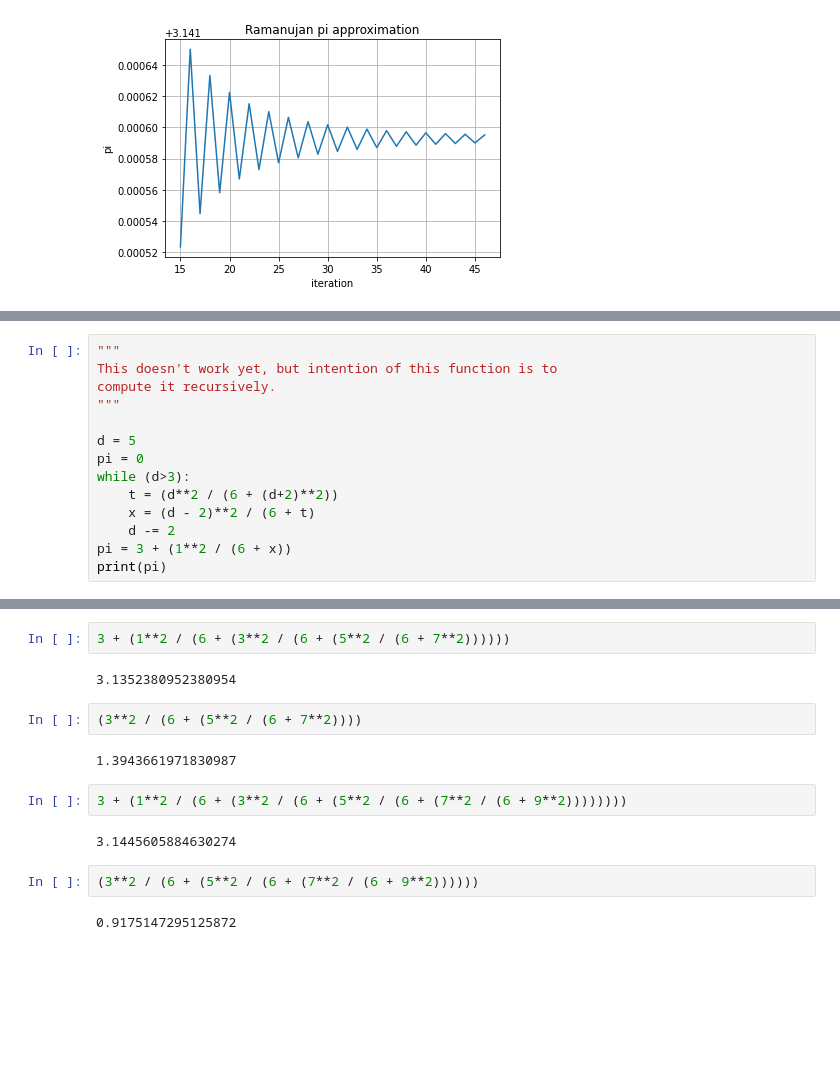
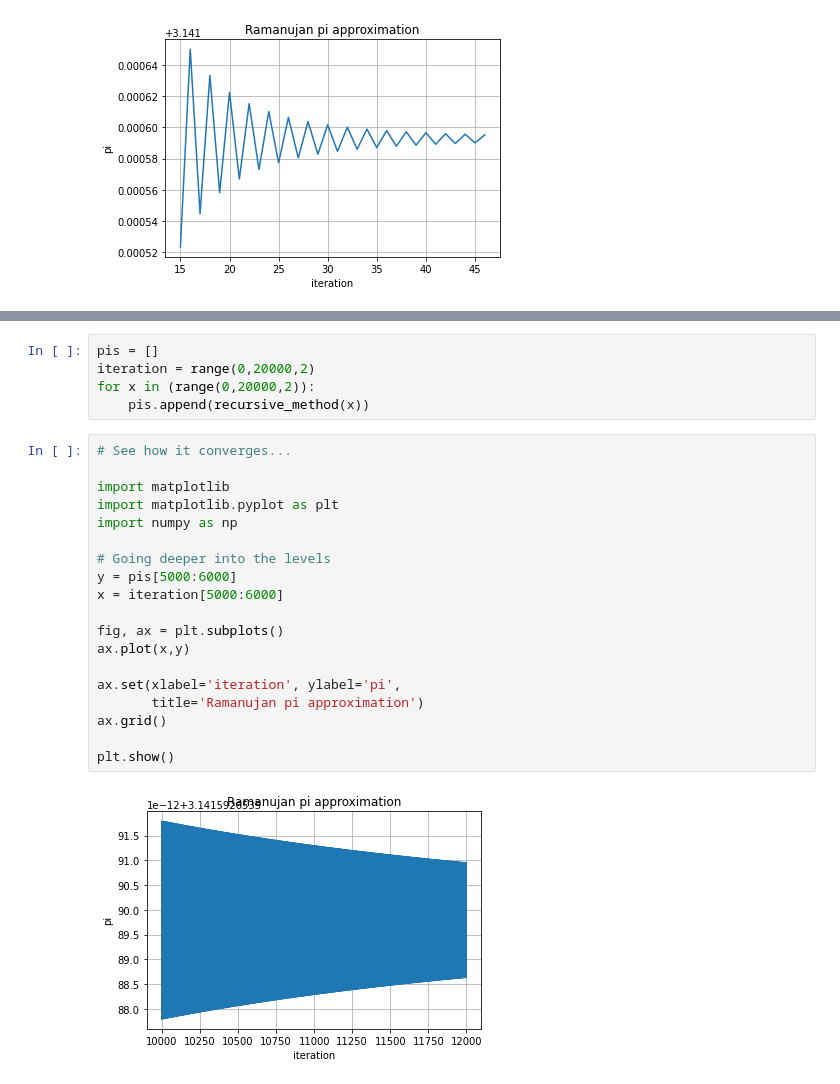
Before and after one commit to nqureshi/ramanujan-pi-approximation, a Jupyter notebook: ramanujan_pi_approx.ipynb, the cells around one changed output, grey strips where cells are left out. Cells and saved outputs as stored; diff of their text form; blank space fills up the shorter version.

Commit message:
recursive algorithm + cauchy convergence

```diff
--- a/ramanujan_pi_approx.ipynb
+++ b/ramanujan_pi_approx.ipynb
@@ -102,14 +83,0 @@ etc.
-# %%
-"""
-This doesn't work yet, but intention of this function is to
-compute it recursively.
-"""
-
-d = 5
-pi = 0
-while (d>3):
-    t = (d**2 / (6 + (d+2)**2))
-    x = (d - 2)**2 / (6 + t)
-    d -= 2
-pi = 3 + (1**2 / (6 + x))
-print(pi)
@@ -126,16 +120,26 @@ print(pi)
-# %%
-3 + (1**2 / (6 + (3**2 / (6 + (5**2 / (6 + 7**2))))))
-# %% [output]
-3.1352380952380954
-# %%
-(3**2 / (6 + (5**2 / (6 + 7**2))))
-# %% [output]
-1.3943661971830987
-# %%
-3 + (1**2 / (6 + (3**2 / (6 + (5**2 / (6 + (7**2 / (6 + 9**2))))))))
-# %% [output]
-3.1445605884630274
-# %%
-(3**2 / (6 + (5**2 / (6 + (7**2 / (6 + 9**2))))))
-# %% [output]
-0.9175147295125872
+# %%
+pis = []
+iteration = range(0,20000,2)
+for x in (range(0,20000,2)):
+    pis.append(recursive_method(x))
+# %%
+# See how it converges...
+
+import matplotlib
+import matplotlib.pyplot as plt
+import numpy as np
+
+# Going deeper into the levels
+y = pis[5000:6000]
+x = iteration[5000:6000]
+
+fig, ax = plt.subplots()
+ax.plot(x,y)
+
+ax.set(xlabel='iteration', ylabel='pi',
+       title='Ramanujan pi approximation')
+ax.grid()
+
+plt.show()
+# %% [output]
+[figure, added]
```
Also changed, not shown: parts of 10 cells of this notebook.
